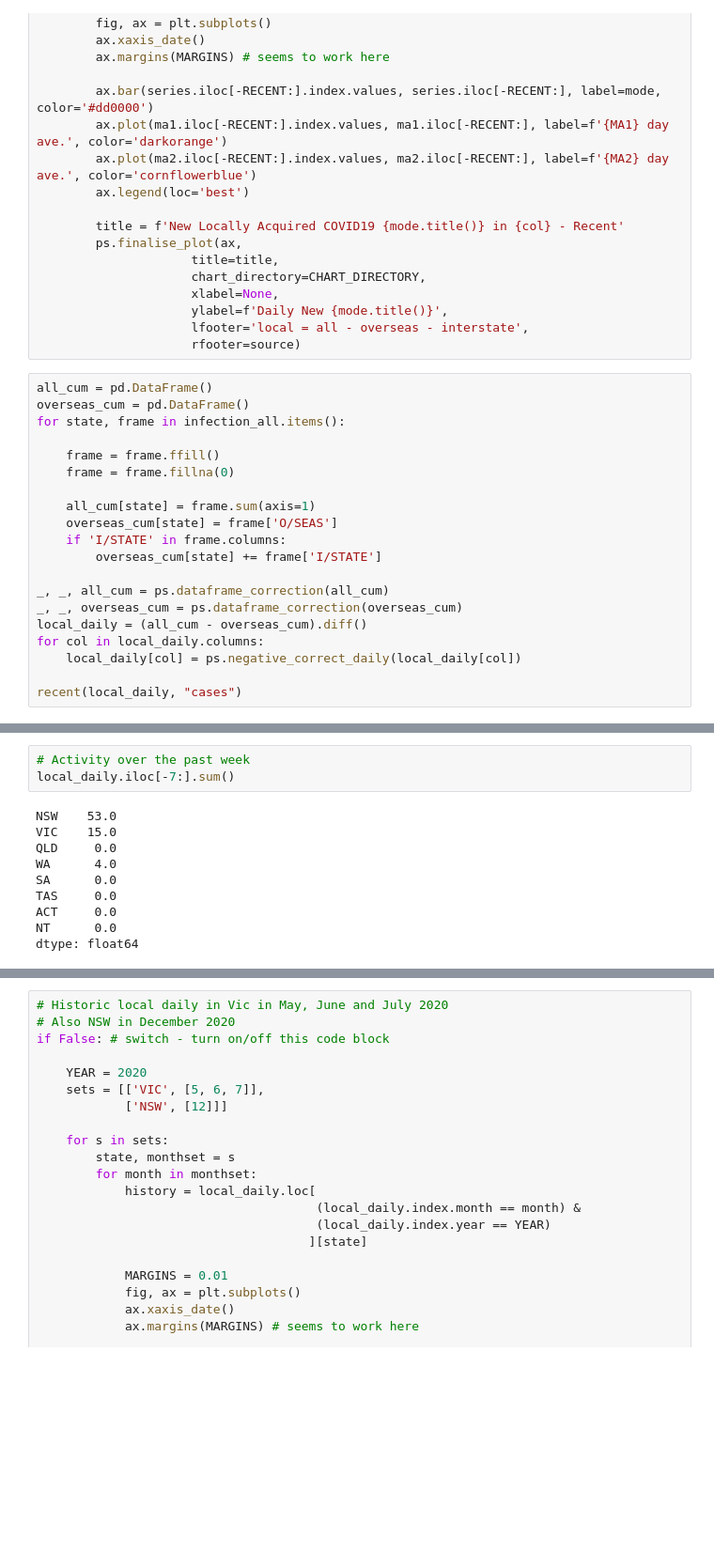
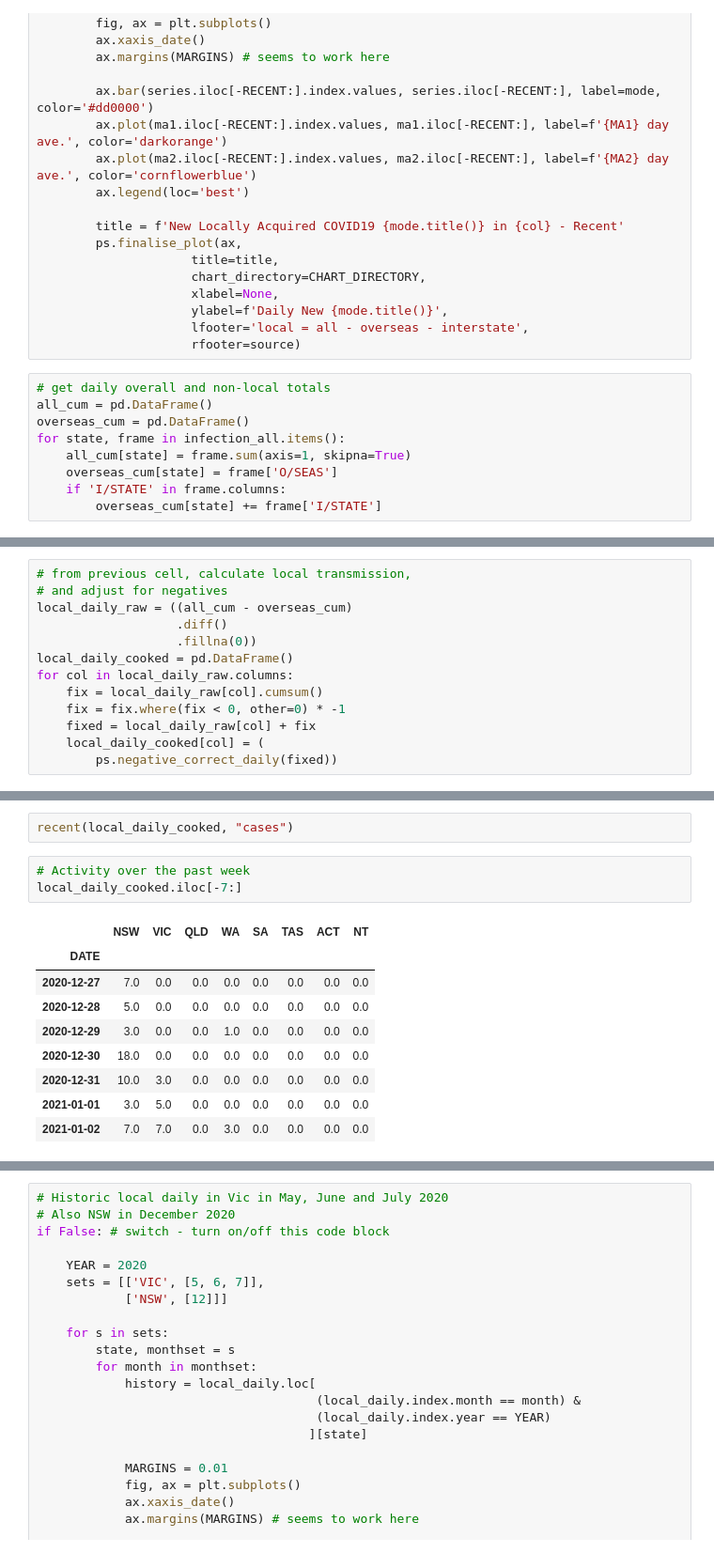
Before and after one commit to bpalmer4/Covid-19, a Jupyter notebook: notebooks/Covid-Australia-2.ipynb, the cells around one changed output, grey strips where cells are left out. Shown at 94% size. Cells and saved outputs as stored; diff of their text form; blank space fills up the shorter version.

Commit message:
Refined estimate of local transmissions, noted that some states have inconsistencies in their data for source of infection and total cases, which may affect local transmissions estimate

```diff
--- a/notebooks/Covid-Australia-2.ipynb
+++ b/notebooks/Covid-Australia-2.ipynb
@@ -376,22 +382,11 @@ def recent(df, mode):
                      lfooter='local = all - overseas - interstate',
                      rfooter=source)
 # %%
+# get daily overall and non-local totals
 all_cum = pd.DataFrame()
 overseas_cum = pd.DataFrame()
 for state, frame in infection_all.items():
-
-    frame = frame.ffill()
-    frame = frame.fillna(0)
-
-    all_cum[state] = frame.sum(axis=1)
+    all_cum[state] = frame.sum(axis=1, skipna=True)
     overseas_cum[state] = frame['O/SEAS']
     if 'I/STATE' in frame.columns:
         overseas_cum[state] += frame['I/STATE']
-
-_, _, all_cum = ps.dataframe_correction(all_cum)
-_, _, overseas_cum = ps.dataframe_correction(overseas_cum)
-local_daily = (all_cum - overseas_cum).diff()
-for col in local_daily.columns:
-    local_daily[col] = ps.negative_correct_daily(local_daily[col])
-
-recent(local_daily, "cases")
@@ -415,0 +393,13 @@ Name: ACT, dtype: float64
+# %%
+# from previous cell, calculate local transmission,
+# and adjust for negatives
+local_daily_raw = ((all_cum - overseas_cum)
+                   .diff()
+                   .fillna(0))
+local_daily_cooked = pd.DataFrame()
+for col in local_daily_raw.columns:
+    fix = local_daily_raw[col].cumsum()
+    fix = fix.where(fix < 0, other=0) * -1
+    fixed = local_daily_raw[col] + fix
+    local_daily_cooked[col] = (
+        ps.negative_correct_daily(fixed))
@@ -416,13 +424,15 @@ Name: ACT, dtype: float64
+# %%
+recent(local_daily_cooked, "cases")
 # %%
 # Activity over the past week
-local_daily.iloc[-7:].sum()
+local_daily_cooked.iloc[-7:]
 # %% [output]
-NSW    53.0
-VIC    15.0
-QLD     0.0
-WA      4.0
-SA      0.0
-TAS     0.0
-ACT     0.0
-NT      0.0
-dtype: float64
+|  | NSW | VIC | QLD | WA | SA | TAS | ACT | NT |
+| DATE |  |  |  |  |  |  |  |  |
+| 2020-12-27 | 7.0 | 0.0 | 0.0 | 0.0 | 0.0 | 0.0 | 0.0 | 0.0 |
+| 2020-12-28 | 5.0 | 0.0 | 0.0 | 0.0 | 0.0 | 0.0 | 0.0 | 0.0 |
+| 2020-12-29 | 3.0 | 0.0 | 0.0 | 1.0 | 0.0 | 0.0 | 0.0 | 0.0 |
+| 2020-12-30 | 18.0 | 0.0 | 0.0 | 0.0 | 0.0 | 0.0 | 0.0 | 0.0 |
+| 2020-12-31 | 10.0 | 3.0 | 0.0 | 0.0 | 0.0 | 0.0 | 0.0 | 0.0 |
+| 2021-01-01 | 3.0 | 5.0 | 0.0 | 0.0 | 0.0 | 0.0 | 0.0 | 0.0 |
+| 2021-01-02 | 7.0 | 7.0 | 0.0 | 3.0 | 0.0 | 0.0 | 0.0 | 0.0 |
```
Also changed, not shown: parts of 9 cells of this notebook.
